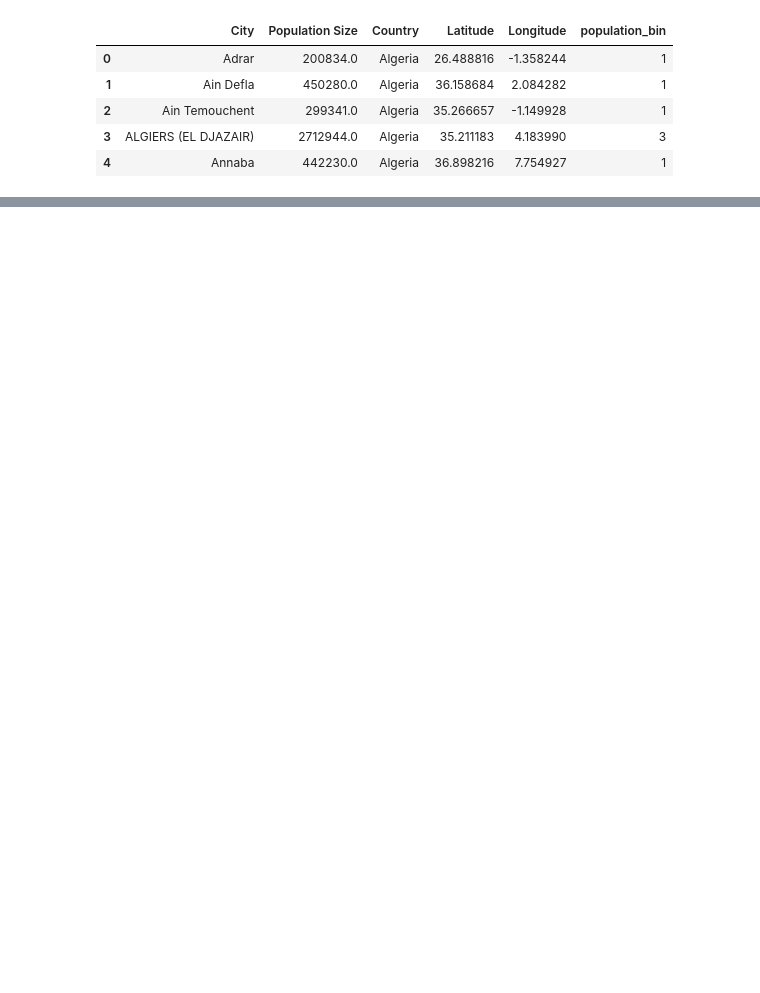
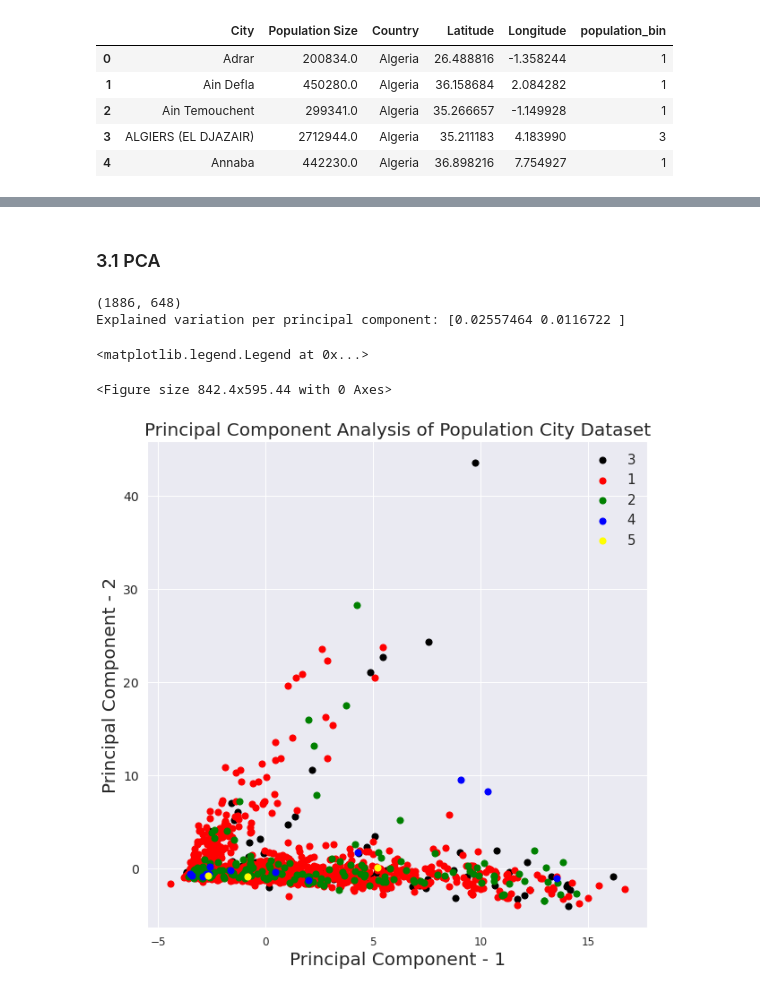
Before and after one commit to FranziMe/Coursera_Capstone, a Jupyter notebook: Capstone_project.ipynb, the cells around one changed output, grey strips where cells are left out. Saved outputs shown, nothing was run; the diff lists cells and outputs as text; code cells hidden in the pictures; blank space fills up the shorter version.

```diff
--- a/Capstone_project.ipynb
+++ b/Capstone_project.ipynb
@@ -243,0 +285,5 @@ city_venues.head()
+# %%
+# read in table
+city_venues = pd.read_excel('city_venues.xlsx', index_col= 0)
+city_venues.dropna(inplace = True)
+city_venues.head()
@@ -387,0 +338,3 @@ kmeans.labels_[0:10]
+# %%
+city_grouped = city_onehot.groupby('City').sum().reset_index()
+city_grouped.head()
@@ -387,0 +350,5 @@ kmeans.labels_[0:10]
+# %%
+# add population and location data to data, and save table
+population_venue_data = population.merge(city_grouped, on = 'City')
+population_venue_data.to_excel('population_venue_data.xlsx')
+population_venue_data.head()
@@ -387,0 +368,39 @@ kmeans.labels_[0:10]
+# %% [markdown]
+### 3.1 PCA
+# %%
+# look at data with PCA and TSNE
+from sklearn.preprocessing import StandardScaler
+from sklearn.decomposition import PCA
+
+# remove city and country for the PCA
+X = population_venue_data.drop(population_venue_data.iloc[:, 0:6], inplace=False, axis=1)
+print(X.shape)
+
+x_pca = StandardScaler().fit_transform(X) # normalizing the features
+pca_cities = PCA(n_components=2)
+principalComponents_cities = pca_cities.fit_transform(x_pca)
+PC_cities_Df = pd.DataFrame(data = principalComponents_cities
+             , columns = ['principal component 1', 'principal component 2'])
+print('Explained variation per principal component: {}'.format(pca_cities.explained_variance_ratio_))
+
+plt.figure()
+plt.figure(figsize=(10,10))
+plt.xticks(fontsize=12)
+plt.yticks(fontsize=14)
+plt.xlabel('Principal Component - 1',fontsize=20)
+plt.ylabel('Principal Component - 2',fontsize=20)
+plt.title("Principal Component Analysis of Population City Dataset",fontsize=20)
+targets = population_venue_data['population_bin'].unique()
+colors = ['black','red', 'green', 'blue', 'yellow']
+for target, color in zip(targets,colors):
+    indicesToKeep = population_venue_data['population_bin'] == target
+    plt.scatter(PC_cities_Df.loc[indicesToKeep, 'principal component 1']
+               , PC_cities_Df.loc[indicesToKeep, 'principal component 2'], c = color, s = 50)
+
+plt.legend(targets,prop={'size': 15})
+# %% [output]
+(1886, 648)
+Explained variation per principal component: [0.02557464 0.0116722 ]
+<matplotlib.legend.Legend at 0x...>
+<Figure size 842.4x595.44 with 0 Axes>
+[figure, added]
```
Also changed, not shown: parts of 36 cells of this notebook, 7 other files.
